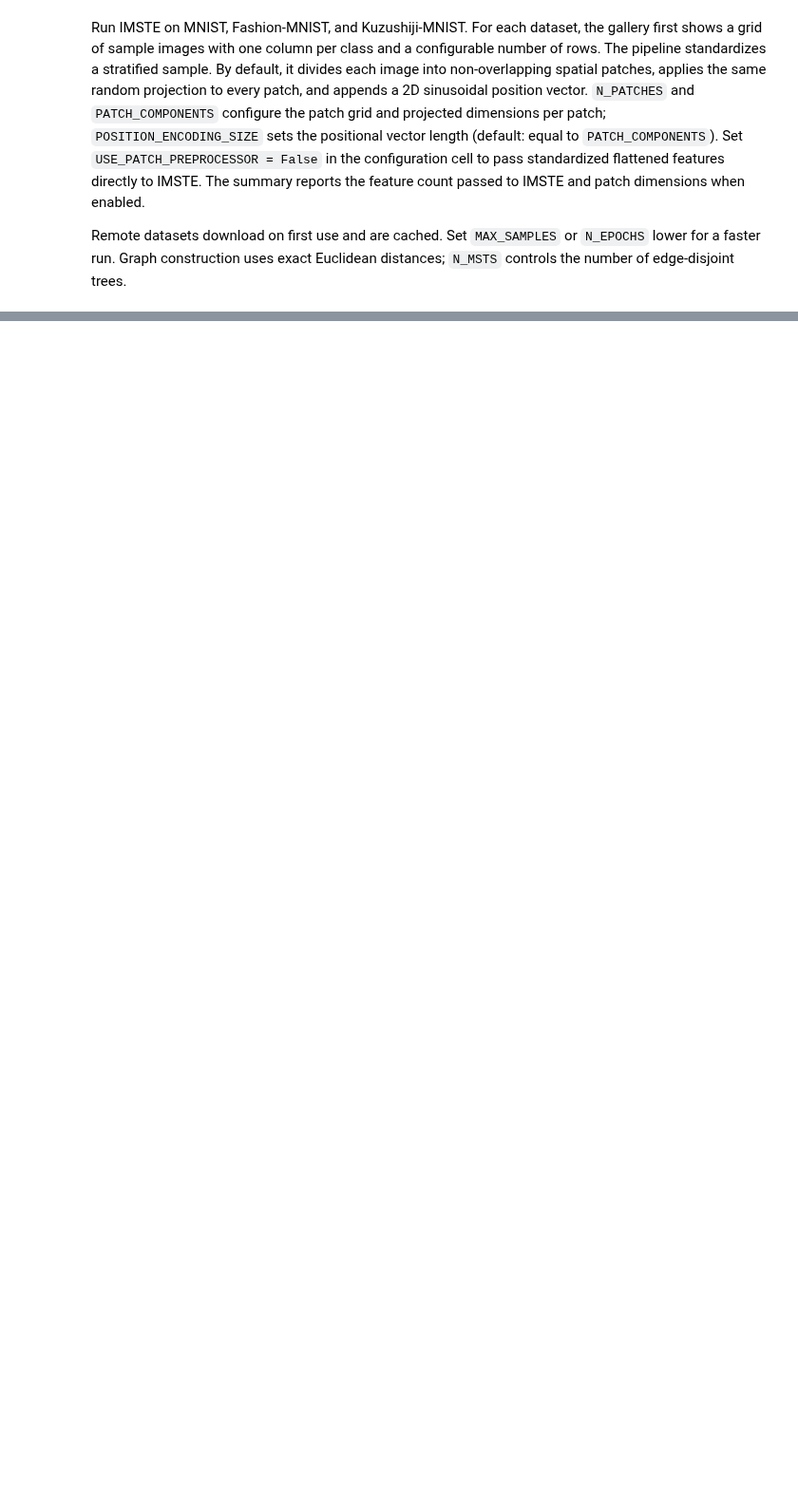
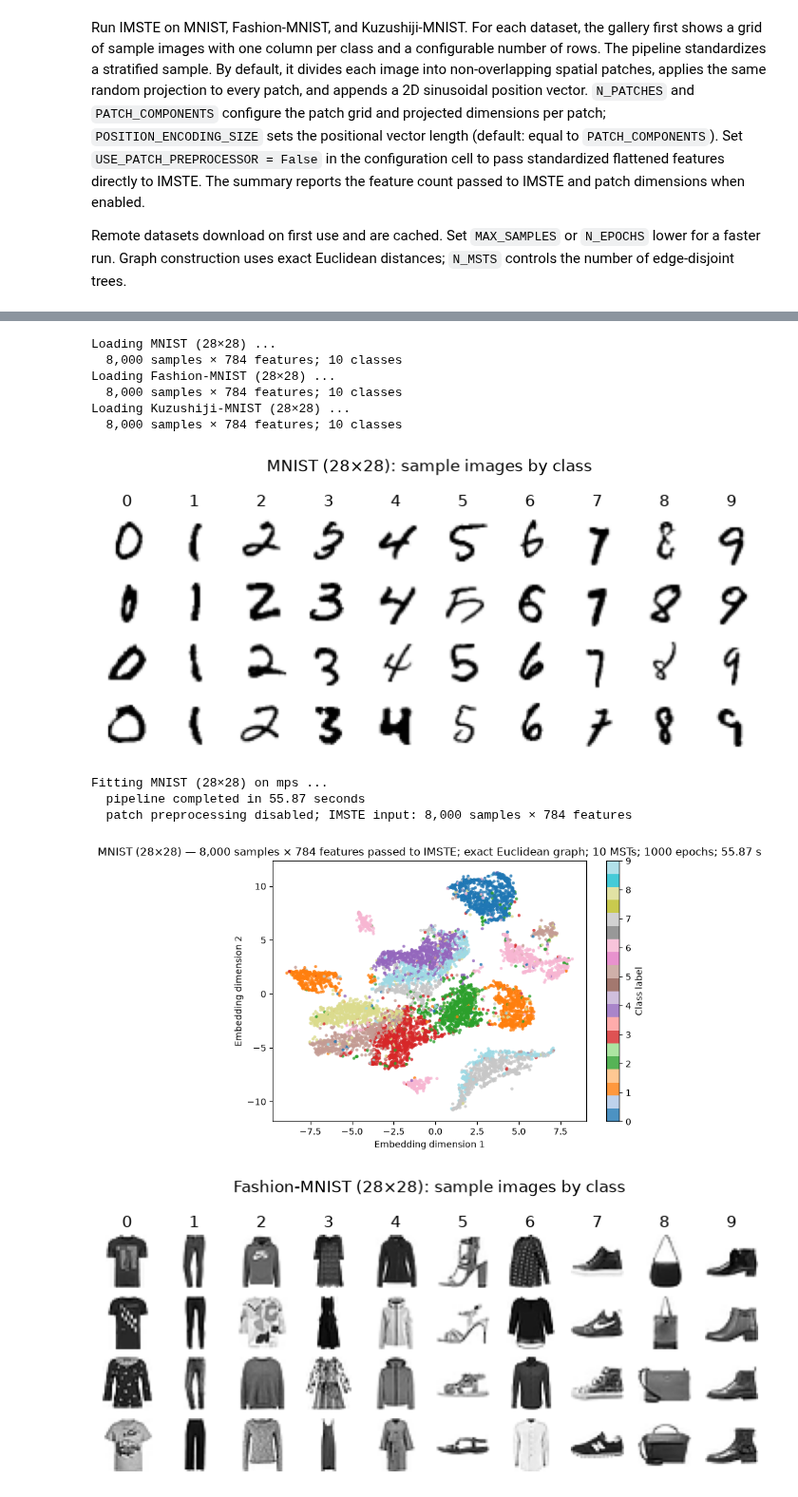
Before and after one commit to fabriziocosta/mst_embedding, a Jupyter notebook: notebooks/high_dim_mst_gallery.ipynb, the cells around one changed output, grey strips where cells are left out. Shown at 95% size. Drawn from its saved outputs; the diff is of its cells as text; code cells hidden in the pictures; blank space fills up the shorter version.

```diff
--- a/notebooks/high_dim_mst_gallery.ipynb
+++ b/notebooks/high_dim_mst_gallery.ipynb
@@ -31,33 +28,44 @@ SAMPLE_PLOT_ROWS = 4
 # Patch preprocessing
 USE_PATCH_PREPROCESSOR = False
 N_PATCHES = 5
 PATCH_COMPONENTS = 20
 POSITION_ENCODING_SIZE = None
 
 #----
 # Embedding
 N_EPOCHS = 1000
 NEGATIVE_RATIO = 5
-RANK_WEIGHT_EXPONENT = 1
 LAMBDA_REP = .5
 REPULSION_TYPE = "bernoulli" #"bernoulli" or "inverse_distance"
 
 #----
 # Graph construction
-N_MSTS = 30
+N_MSTS = 10
 
 gallery = run_high_dim_mst_gallery(
     max_samples=MAX_SAMPLES,
     sample_plot_rows=SAMPLE_PLOT_ROWS,
     n_patches=N_PATCHES,
     patch_n_components=PATCH_COMPONENTS,
     position_encoding_size=POSITION_ENCODING_SIZE,
     use_patch_preprocessor=USE_PATCH_PREPROCESSOR,
     n_epochs=N_EPOCHS,
     negative_ratio=NEGATIVE_RATIO,
-    rank_weight_exponent=RANK_WEIGHT_EXPONENT,
     lambda_rep=LAMBDA_REP,
     repulsion_type=REPULSION_TYPE,
     n_msts=N_MSTS,
 )
 gallery["summary"]
+# %% [output]
+Loading MNIST (28×28) ...
+  8,000 samples × 784 features; 10 classes
+Loading Fashion-MNIST (28×28) ...
+  8,000 samples × 784 features; 10 classes
+Loading Kuzushiji-MNIST (28×28) ...
+  8,000 samples × 784 features; 10 classes
+[figure, added]
+Fitting MNIST (28×28) on mps ...
+  pipeline completed in 55.87 seconds
+  patch preprocessing disabled; IMSTE input: 8,000 samples × 784 features
+[figure, added]
+[figure, added]
```
Also changed, not shown: parts of 2 cells of this notebook, 11 other files.
